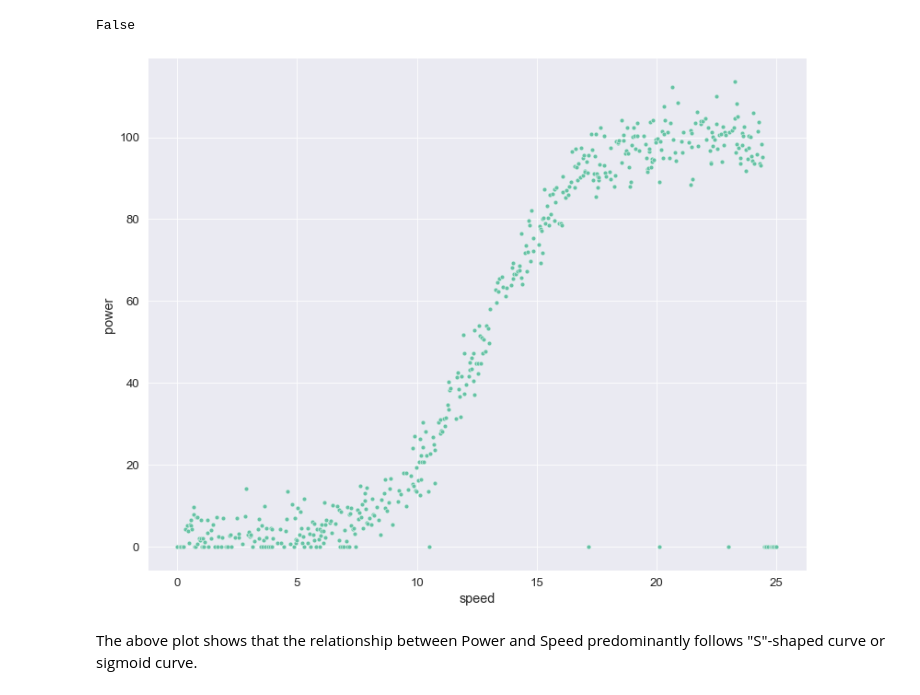
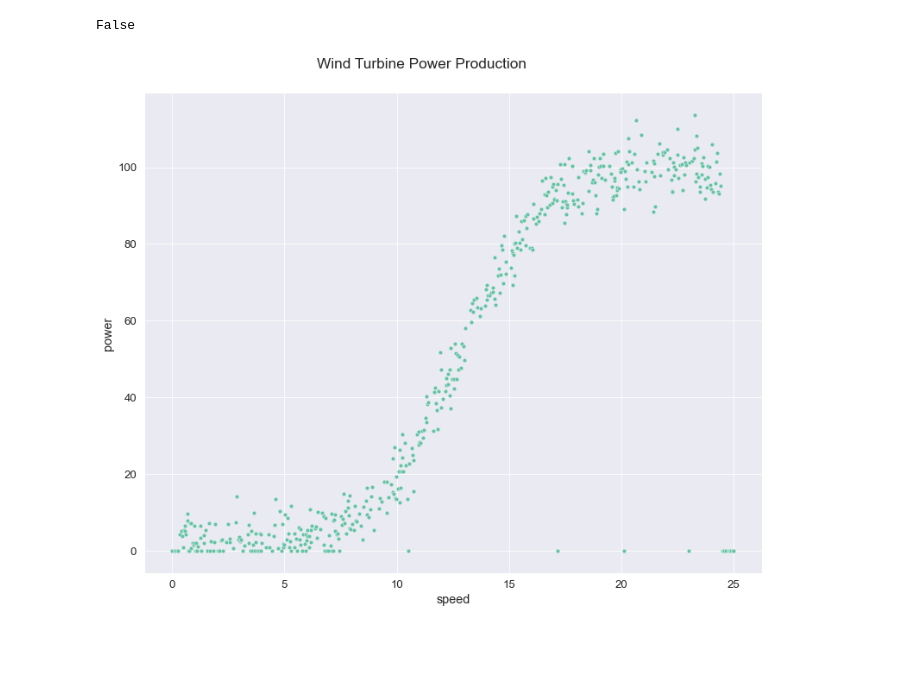
Before and after one commit to olgarozhdestvina/Machine-Learning-and-Statistics-Project, a Jupyter notebook: Power_production_model.ipynb, the cells around one changed output. Cells and saved outputs as stored; diff of their text form; code cells hidden in the pictures; blank space fills up the shorter version.

```diff
--- a/Power_production_model.ipynb
+++ b/Power_production_model.ipynb
@@ -66,7 +66,7 @@ ___
 > [1] [Adjusting Size of Seaborn Plot](https://stackoverflow.com/questions/51502927/adjusting-size-of-seaborn-plot)
 # %%
 # Load the iris data set from a URL.
-df = pd.read_csv("powerproduction.txt")
+df = pd.read_csv("powerproduction.csv")
 
 # Display the data frame.
 df
@@ -92,14 +92,13 @@ False
 # %%
 # Plot data.
 sns.relplot(data=df, x="speed", y="power")
 
 # Change plot size.
 fig = plt.gcf()
 fig.set_size_inches(12, 9)
+fig.suptitle("Wind Turbine Power Production", y=1.02)
 
 # Show the plot.
 plt.show()
 # %% [output]
-[figure, old version]
+[figure, new version]
-# %% [markdown]
-The above plot shows that the relationship between Power and Speed predominantly follows "S"-shaped curve or sigmoid curve.
```
Also changed, not shown: parts of 7 cells of this notebook, 1 other file.
